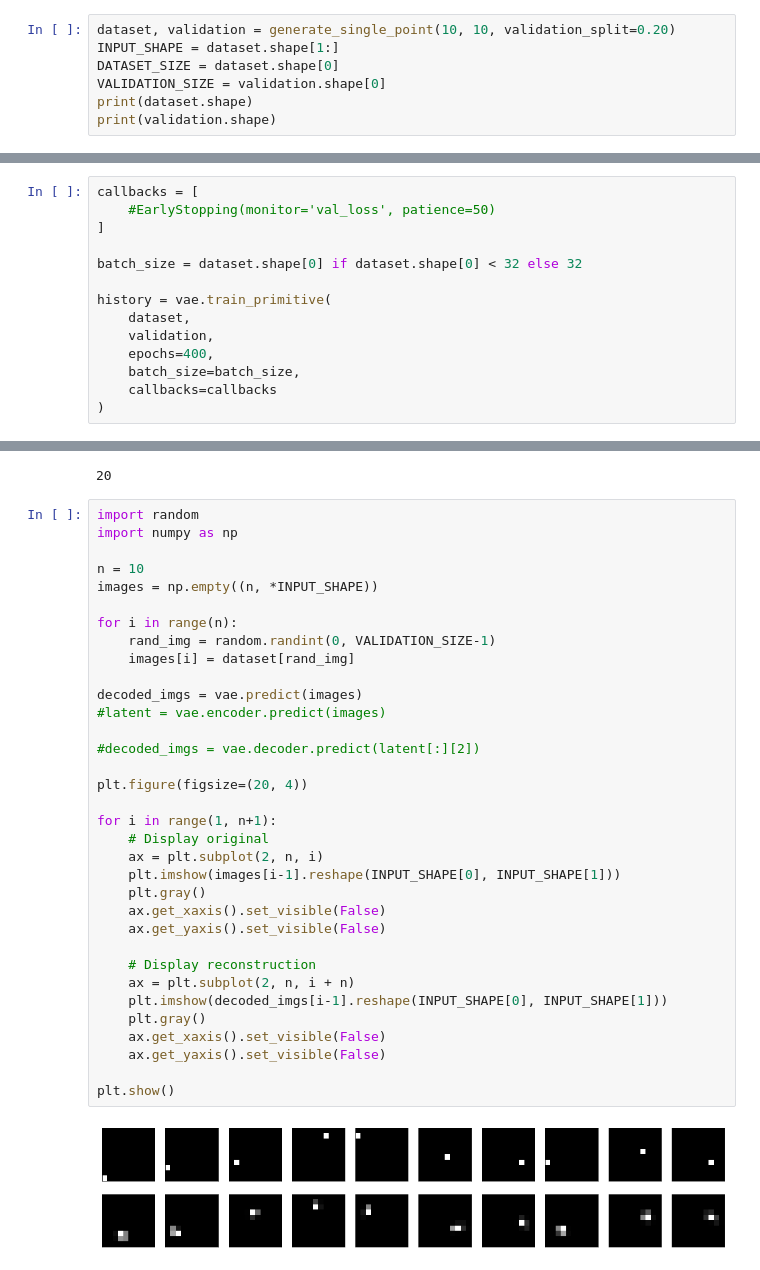
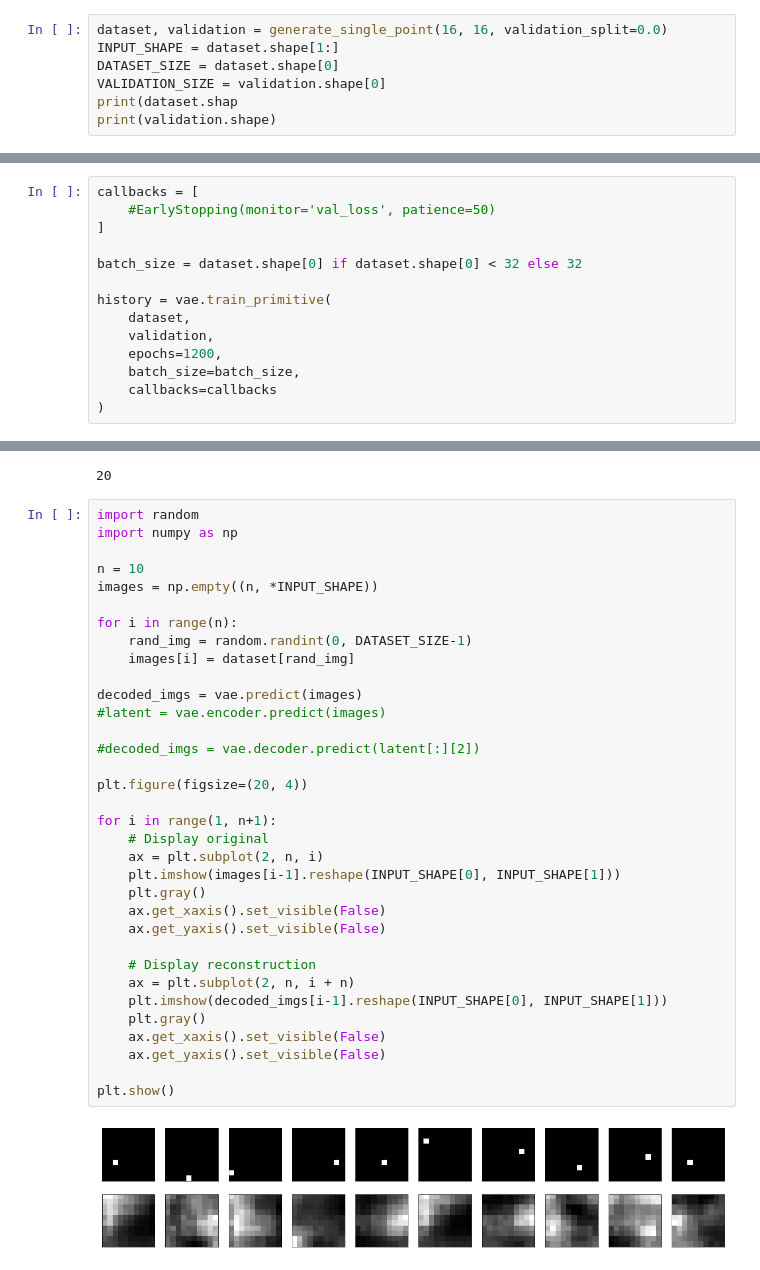
Before and after one commit to Loptt/pong-autoencoder, a Jupyter notebook: single_point_vae.ipynb, the cells around one changed output, grey strips where cells are left out. Saved outputs shown, nothing was run; the diff lists cells and outputs as text.

```diff
--- a/single_point_vae.ipynb
+++ b/single_point_vae.ipynb
@@ -19,10 +19,10 @@ print("GPU configured correctly")
 # %% [output]
 GPU configured correctly
 # %%
-dataset, validation = generate_single_point(10, 10, validation_split=0.20)
+dataset, validation = generate_single_point(16, 16, validation_split=0.0)
 INPUT_SHAPE = dataset.shape[1:]
 DATASET_SIZE = dataset.shape[0]
 VALIDATION_SIZE = validation.shape[0]
-print(dataset.shape)
+print(dataset.shap
 print(validation.shape)
 # %% [output]
@@ -65,7 +64,7 @@ batch_size = dataset.shape[0] if dataset.shape[0] < 32 else 32
 history = vae.train_primitive(
     dataset,
     validation,
-    epochs=400,
+    epochs=1200,
     batch_size=batch_size,
     callbacks=callbacks
 )
@@ -111,32 +112,32 @@ import numpy as np
 n = 10
 images = np.empty((n, *INPUT_SHAPE))
 
 for i in range(n):
-    rand_img = random.randint(0, VALIDATION_SIZE-1)
+    rand_img = random.randint(0, DATASET_SIZE-1)
     images[i] = dataset[rand_img]
 
 decoded_imgs = vae.predict(images)
 #latent = vae.encoder.predict(images)
 
 #decoded_imgs = vae.decoder.predict(latent[:][2])
 
 plt.figure(figsize=(20, 4))
 
 for i in range(1, n+1):
     # Display original
     ax = plt.subplot(2, n, i)
     plt.imshow(images[i-1].reshape(INPUT_SHAPE[0], INPUT_SHAPE[1]))
     plt.gray()
     ax.get_xaxis().set_visible(False)
     ax.get_yaxis().set_visible(False)
 
     # Display reconstruction
     ax = plt.subplot(2, n, i + n)
     plt.imshow(decoded_imgs[i-1].reshape(INPUT_SHAPE[0], INPUT_SHAPE[1]))
     plt.gray()
     ax.get_xaxis().set_visible(False)
     ax.get_yaxis().set_visible(False)
 
 plt.show()
 # %% [output]
-[figure, old version]
+[figure, new version]
```
Also changed, not shown: parts of 4 cells of this notebook, 19 other files.
